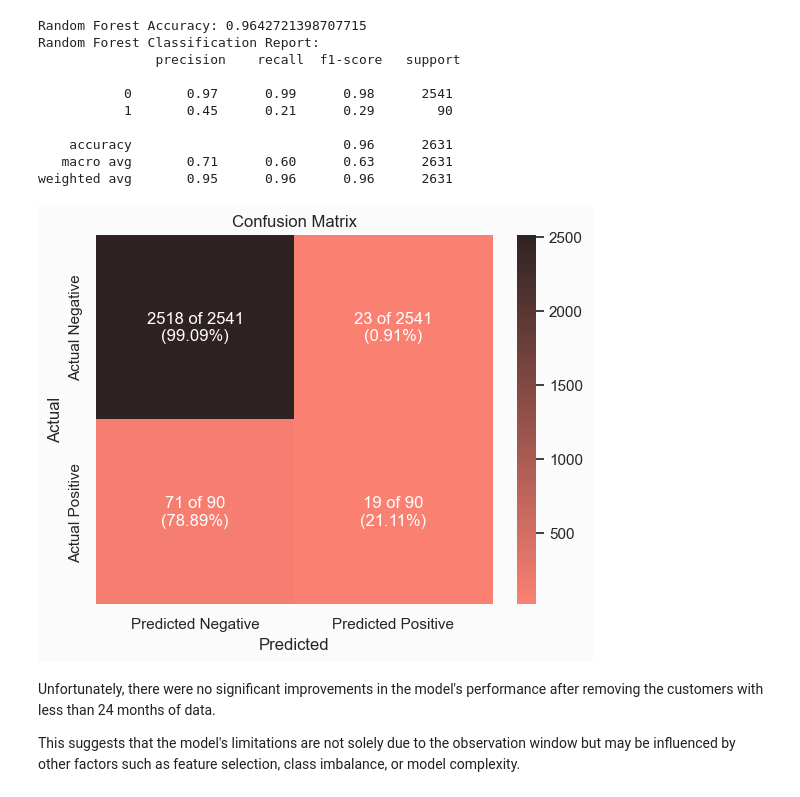
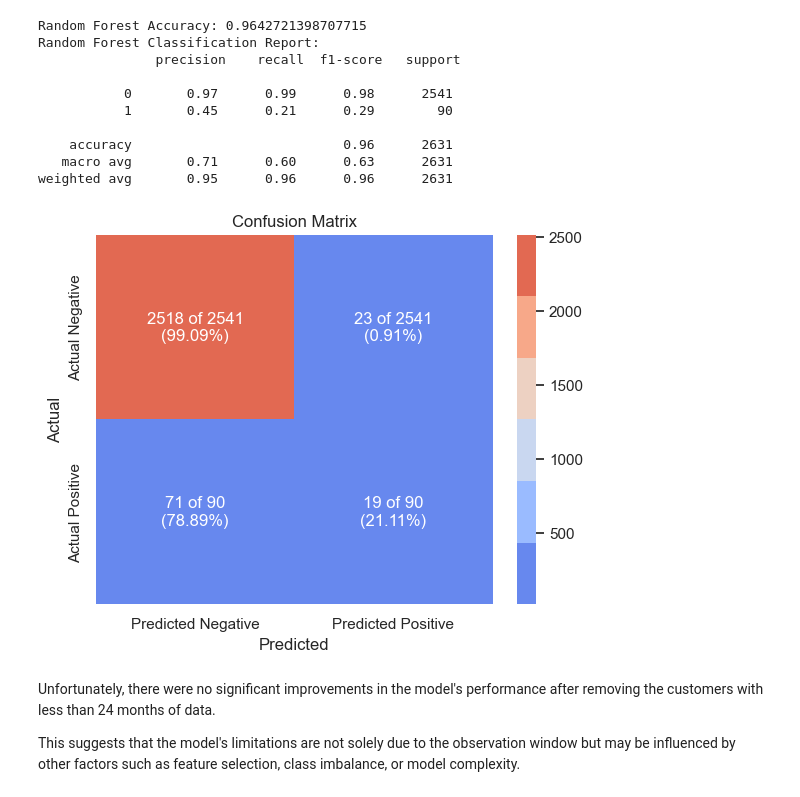
Before and after one commit to rafaelperez/team_project, a Jupyter notebook: src/hu_Project2.ipynb, the cells around one changed output. Drawn from its saved outputs; the diff is of its cells as text; code cells hidden in the pictures.

```diff
--- a/src/hu_Project2.ipynb
+++ b/src/hu_Project2.ipynb
@@ -439,14 +414,15 @@ import seaborn as sns
 
 custom_params = {
     "grid.color": ".94",
-    "figure.facecolor": "#FBFBFB",
-    "axes.facecolor": "#FBFBFB",
+    # "figure.facecolor": "#FBFBFB",
+    # "axes.facecolor": "#FBFBFB",
     "axes.spines.right": False,
     "axes.spines.top": False,
 }
 
 sns.set_theme(style="whitegrid", rc=custom_params)
-sns.set_palette("husl")
+# sns.set_palette("husl")
+sns.set_palette("coolwarm")
 # %%
 # Let's check the percentage of bad clients by how long they have been clients
 # Load and preprocess data
@@ -1068,29 +1054,29 @@ weighted avg       0.95      0.96      0.96      2631
 # %%
 cm = confusion_matrix(y_test, y_pred)
 cm_normalized = cm.astype("float") / cm.sum(axis=1)[:, np.newaxis]
 
 # Create a custom annotation matrix
 annotations = np.empty_like(cm).astype(str)
 for i in range(cm.shape[0]):
     row_sum = cm[i].sum()
     for j in range(cm.shape[1]):
         annotations[i, j] = f"{cm[i, j]} of {row_sum}\n({cm_normalized[i, j]:.2%})"
 
 # Create a heatmap to visualize the confusion matrix
 sns.heatmap(
     cm,
     annot=annotations,
     fmt="",
-    cmap=sns.color_palette("dark:salmon_r", as_cmap=True),
+    cmap=sns.color_palette("coolwarm", as_cmap=False),
     xticklabels=["Predicted Negative", "Predicted Positive"],
     yticklabels=["Actual Negative", "Actual Positive"],
 )
 plt.xlabel("Predicted")
 plt.ylabel("Actual")
 plt.title("Confusion Matrix")
 plt.show()
 # %% [output]
-[figure, old version]
+[figure, new version]
 # %% [markdown]
 Unfortunately, there were no significant improvements in the model's performance after removing the customers with less than 24 months of data.
 
```
Also changed, not shown: parts of 9 cells of this notebook.
